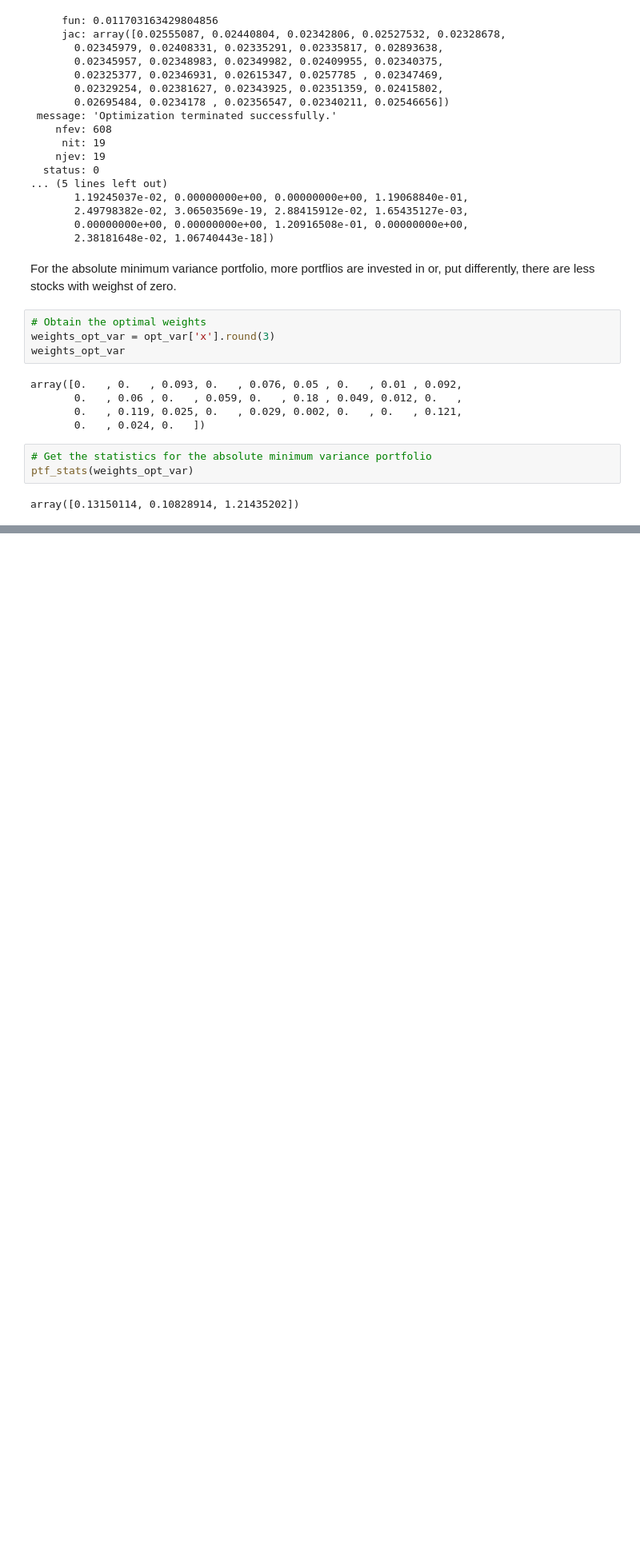
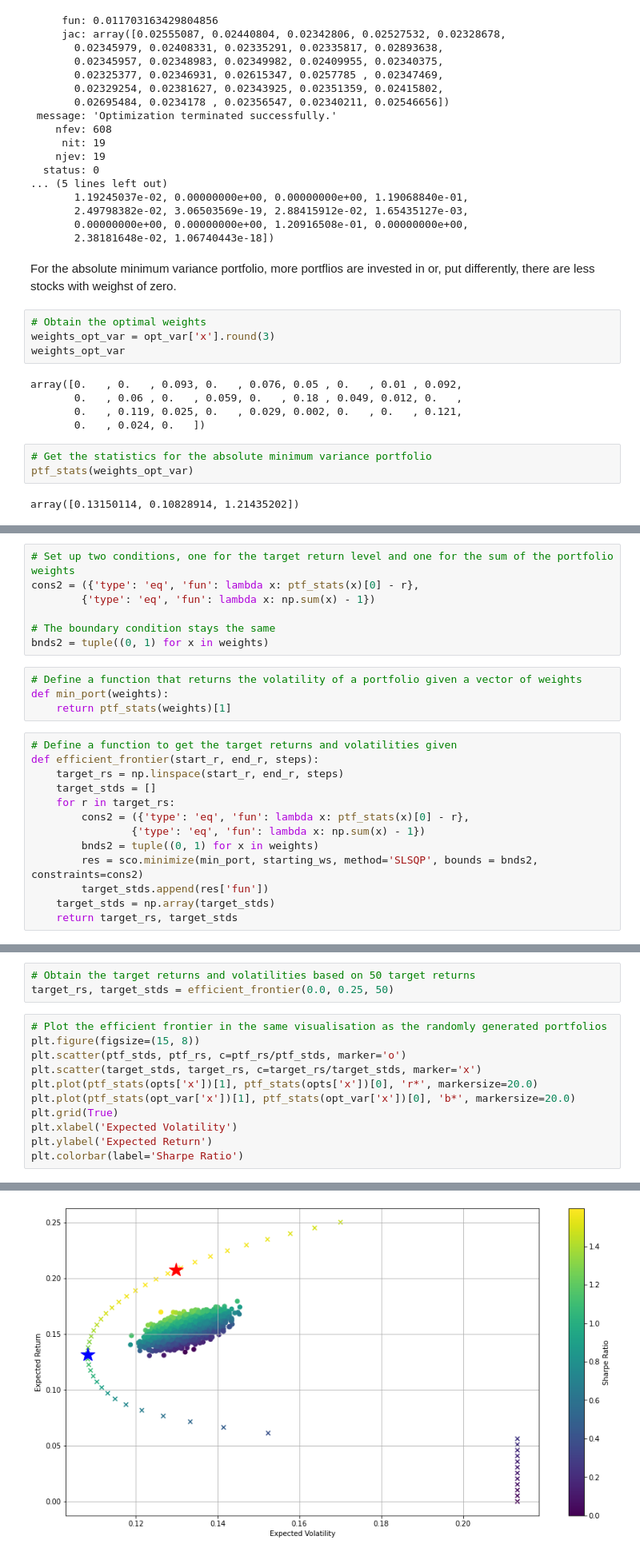
Before and after one commit to JoBe10/Mean_Variance_Portfolio_Optimisation, a Jupyter notebook: Efficient_Frontiers.ipynb, the cells around one changed output, grey strips where cells are left out. Shown at 80% size. Drawn from its saved outputs; the diff is of its cells as text; blank space fills up the shorter version.

Commit message:
Complete visualisation of efficient frontier

```diff
--- a/Efficient_Frontiers.ipynb
+++ b/Efficient_Frontiers.ipynb
@@ -326,0 +329,24 @@ array([0.13150114, 0.10828914, 1.21435202])
+# %%
+# Set up two conditions, one for the target return level and one for the sum of the portfolio weights
+cons2 = ({'type': 'eq', 'fun': lambda x: ptf_stats(x)[0] - r},
+        {'type': 'eq', 'fun': lambda x: np.sum(x) - 1})
+
+# The boundary condition stays the same
+bnds2 = tuple((0, 1) for x in weights)
+# %%
+# Define a function that returns the volatility of a portfolio given a vector of weights
+def min_port(weights):
+    return ptf_stats(weights)[1]
+# %%
+# Define a function to get the target returns and volatilities given
+def efficient_frontier(start_r, end_r, steps):
+    target_rs = np.linspace(start_r, end_r, steps)
+    target_stds = []
+    for r in target_rs:
+        cons2 = ({'type': 'eq', 'fun': lambda x: ptf_stats(x)[0] - r},
+                {'type': 'eq', 'fun': lambda x: np.sum(x) - 1})
+        bnds2 = tuple((0, 1) for x in weights)
+        res = sco.minimize(min_port, starting_ws, method='SLSQP', bounds = bnds2, constraints=cons2)
+        target_stds.append(res['fun'])
+    target_stds = np.array(target_stds)
+    return target_rs, target_stds
@@ -326,0 +355,15 @@ array([0.13150114, 0.10828914, 1.21435202])
+# %%
+# Obtain the target returns and volatilities based on 50 target returns
+target_rs, target_stds = efficient_frontier(0.0, 0.25, 50)
+# %%
+# Plot the efficient frontier in the same visualisation as the randomly generated portfolios
+plt.figure(figsize=(15, 8))
+plt.scatter(ptf_stds, ptf_rs, c=ptf_rs/ptf_stds, marker='o')
+plt.scatter(target_stds, target_rs, c=target_rs/target_stds, marker='x')
+plt.plot(ptf_stats(opts['x'])[1], ptf_stats(opts['x'])[0], 'r*', markersize=20.0)
+plt.plot(ptf_stats(opt_var['x'])[1], ptf_stats(opt_var['x'])[0], 'b*', markersize=20.0)
+plt.grid(True)
+plt.xlabel('Expected Volatility')
+plt.ylabel('Expected Return')
+plt.colorbar(label='Sharpe Ratio')
+# %% [output]
@@ -326,0 +371 @@ array([0.13150114, 0.10828914, 1.21435202])
+[figure, added]
```
Also changed, not shown: parts of 5 cells of this notebook.
